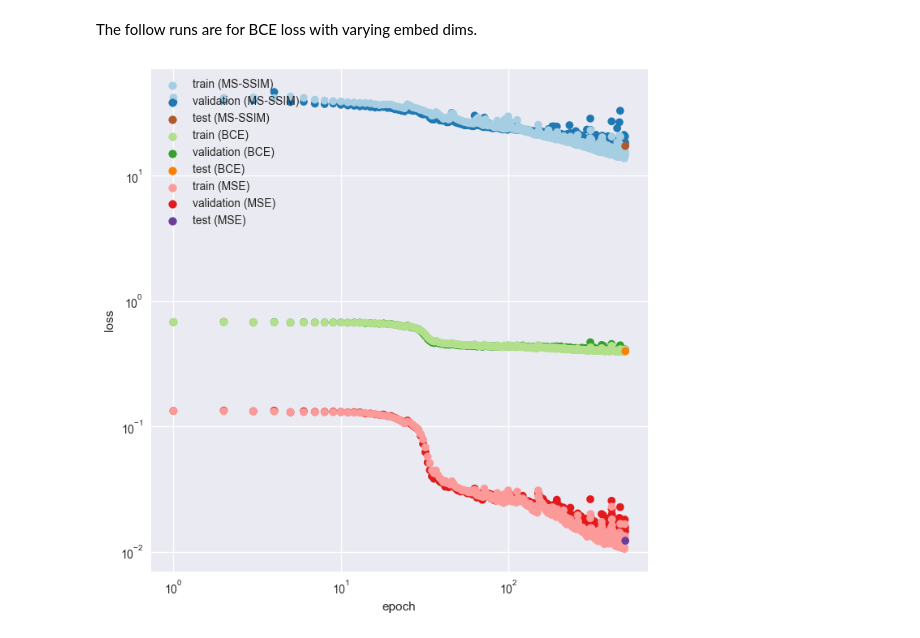
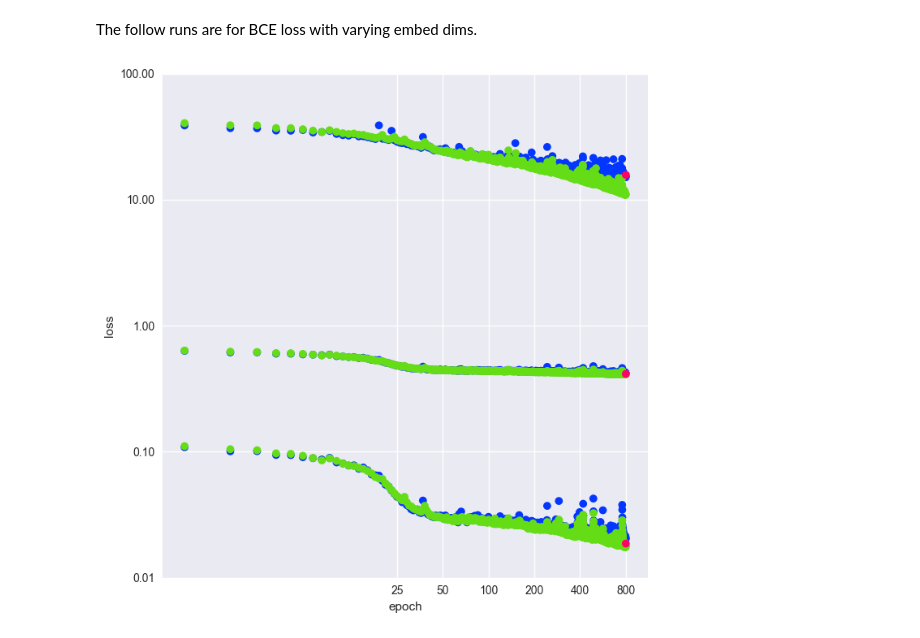
Before and after one commit to wephy/felix-ml, a Jupyter notebook: notebooks/3.1-jw-logs-analysis.ipynb, the cells around one changed output. Drawn from its saved outputs; the diff is of its cells as text; code cells hidden in the pictures.

```diff
--- a/notebooks/3.1-jw-logs-analysis.ipynb
+++ b/notebooks/3.1-jw-logs-analysis.ipynb
@@ -23,36 +24,45 @@ dfm = dfm[~dfm["loss"].isna()]
 # %%
 plt.style.use("seaborn-v0_8")
 fig, ax = plt.subplots(1, 1, figsize=(7, 7))
 
 palette = ["#A6CEE3", "#1F78B4", "#B15928", "#B2DF8A", "#33A02C", "#FF7F00", "#FB9A99", "#E21A1B", "#6A3D9A"]
+palette = ["#64DD17", "#0336FF", "#FF0266",
+           "#64DD17", "#0336FF", "#FF0266",
+           "#64DD17", "#0336FF", "#FF0266"]
+markers = {'train/loss_MS_SSIM_epoch': "s"}#, "s", "o", "^", "s", "o", "^", "s", "o"]
 
-g = sns.scatterplot(data=dfm, x="epoch", y="loss", ax=ax, hue="cols", hue_order=
+
+g = sns.scatterplot(data=dfm, x="epoch", y="loss", ax=ax, markers=markers, hue="cols", hue_order=
     ['train/loss_MS_SSIM_epoch', 'val/loss_MS_SSIM', 'test/loss_MS_SSIM',
      'train/loss_BCE_epoch', 'val/loss_BCE', 'test/loss_BCE',
      'train/loss_MSE_epoch', 'val/loss_MSE', 'test/loss_MSE'],
     palette=palette, linewidth=0
 
 )
-ax.set_xscale("log")
+ax.set_xscale("log", base=2)
 ax.set_yscale("log")
+ax.set_xticks([25, 50, 100, 200, 400, 800])
+ax.set_yticks([0.01, 0.10, 1.00, 10.00, 100.0])
+ax.get_xaxis().set_major_formatter(matplotlib.ticker.ScalarFormatter())
+ax.get_yaxis().set_major_formatter(matplotlib.ticker.ScalarFormatter())
+ax.get_legend().remove()
+# handles, labels = g.get_legend_handles_labels()
+# order = list(range(9))
+# labels = [
+#     "train (MS-SSIM)",
+#     "validation (MS-SSIM)",
+#     "test (MS-SSIM)",
+#     "train (BCE)",
+#     "validation (BCE)",
+#      "test (BCE)",
+#     "train (MSE)",
+#     "validation (MSE)",
+#     "test (MSE)",
+# ]
 
-handles, labels = g.get_legend_handles_labels()
-order = list(range(9))
-labels = [
-    "train (MS-SSIM)",
-    "validation (MS-SSIM)",
-    "test (MS-SSIM)",
-    "train (BCE)",
-    "validation (BCE)",
-     "test (BCE)",
-    "train (MSE)",
-    "validation (MSE)",
-    "test (MSE)",
-]
-
-g.legend([handles[idx] for idx in order], [labels[idx] for idx in order])
+# g.legend([handles[idx] for idx in order], [labels[idx] for idx in order])
 
 plt.tight_layout()
 plt.show()
 # %% [output]
-[figure, old version]
+[figure, new version]
```
Also changed, not shown: parts of 2 cells of this notebook, 38 other files.
